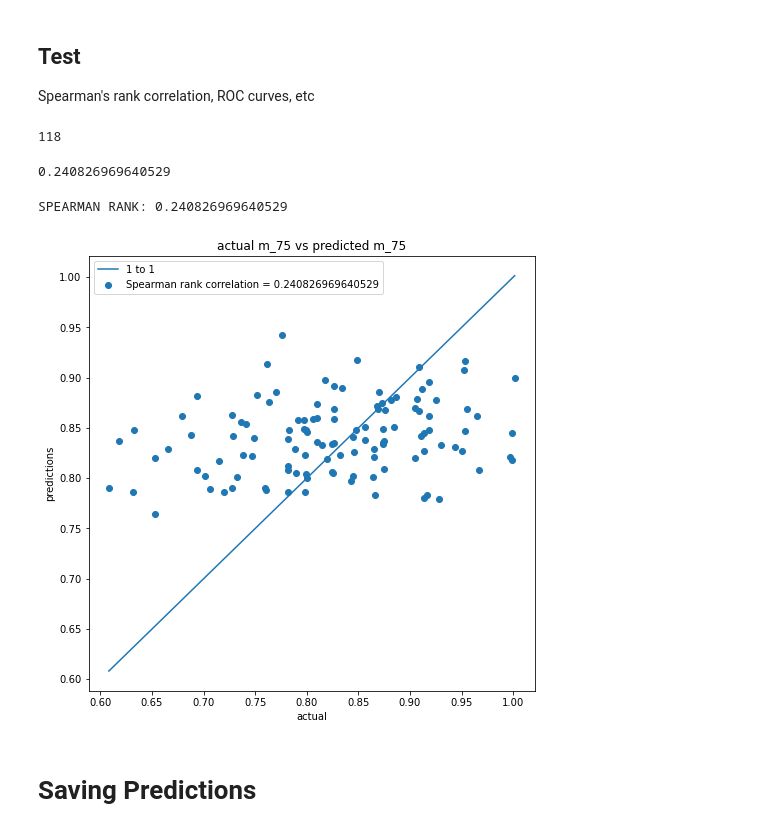
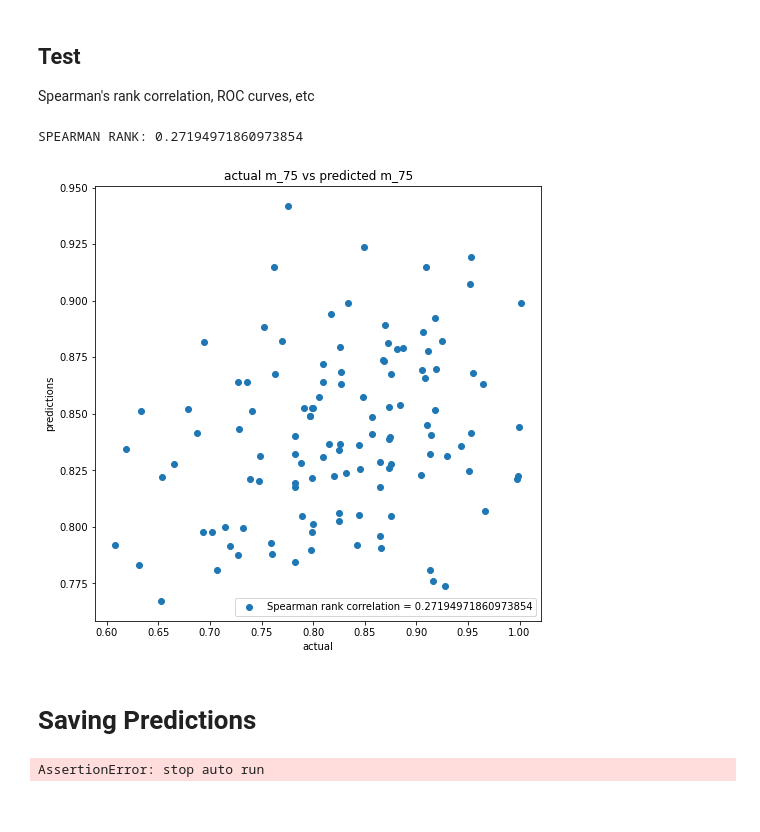
Before and after one commit to cooliotonyio/predicting-media-memorability, a Jupyter notebook: train.ipynb, the cells around one changed output. Saved outputs shown, nothing was run; the diff lists cells and outputs as text; code cells hidden in the pictures.

```diff
--- a/train.ipynb
+++ b/train.ipynb
@@ -117,9 +189,9 @@ potentially weighting samples based on annotations?
 # %%
 from train import split_training, build_matrixes
 # %%
-train_data, valid_data = split_training(data)
-print("training:",len(train_data))
-print("validation:", len(valid_data))
+training_data, validation_data = split_training(train_data)
+print("training:",len(training_data))
+print("validation:", len(validation_data))
 # %% [output]
 training: 472
 validation: 118
@@ -131,7 +200,18 @@ features = "resnet152"
+# %%
+if FILTER_99:
+    training_data = training_data[training_data[target] < .99]
+    print(f"training after filtering for {target} < 0.99:", len(training_data))
+
+if FILTER_99_VALID:
+    validation_data = validation_data[validation_data[target] < 0.99]
+    print(f"validation after filtering for {target} < 0.99:", len(validation_data))
 # %%
-features_train, targets_train, video_ids_train = build_matrixes(train_data, target_name = target, feature_name = features)
-features_valid, targets_valid, video_ids_valid = build_matrixes(valid_data, target_name = target, feature_name = features)
+features_train, targets_train, video_ids_train = build_matrixes(training_data, target_name = target, feature_name = feature)
+features_valid, targets_valid, video_ids_valid = build_matrixes(validation_data, target_name = target, feature_name = feature)
 
+
+print("num videos in training set:", len(training_data))
+print("num videos in validation set:", len(validation_data))
 print("features_train shape:", features_train.shape)
 print("targets_train shape:", targets_train.shape)
 print("features_valid shape:", features_valid.shape)
@@ -190,35 +273,30 @@ Spearman's rank correlation, ROC curves, etc
 # %%
 from train import get_predictions
 
-predictions, actuals, _ = get_predictions(model_type, model, features_valid, targets_valid, video_ids_valid)
+predictions, actuals, _ = get_predictions(model_type, model, features_valid, targets_valid, video_ids_valid, aggregate_with = aggregate_with)
-# %%
-len(predictions)
-# %% [output]
-118
-# %%
-spearman_rank, _ = stats.spearmanr(actuals, predictions)
-print(spearman_rank)
-# %% [output]
-0.240826969640529
 # %%
 spearman_rank, _ = stats.spearmanr(actuals, predictions)
 print("SPEARMAN RANK:",spearman_rank)
 
 fig, ax = plt.subplots(1, figsize=(8,8))
 min_mem = min(np.min(actuals), np.min(predictions))
 max_mem = max(np.max(actuals), np.max(predictions))
 plt.scatter(actuals, predictions, label = f"Spearman rank correlation = {spearman_rank}")
-plt.plot([min_mem, max_mem], [min_mem, max_mem], label="1 to 1")
+# plt.plot([min_mem, max_mem], [min_mem, max_mem], label="1 to 1")
 plt.title(f"actual {target} vs predicted {target}")
 plt.legend()
 plt.ylabel("predictions")
 plt.xlabel("actual")
 plt.show()
 # %% [output]
-SPEARMAN RANK: 0.240826969640529
+SPEARMAN RANK: 0.27194971860973854
-[figure, old version]
+[figure, new version]
 # %% [markdown]
 # Saving Predictions
+# %%
+assert False, "stop auto run"
+# %% [output]
+AssertionError: stop auto run
 # %%
 pred_train, actual_train, vid_train = get_predictions(model_type, model, features_train, targets_train, video_ids_train)
 pred_valid, actual_valid, vid_valid = get_predictions(model_type, model, features_valid, targets_valid, video_ids_valid)
```
Also changed, not shown: parts of 34 cells of this notebook, 1 other file.
